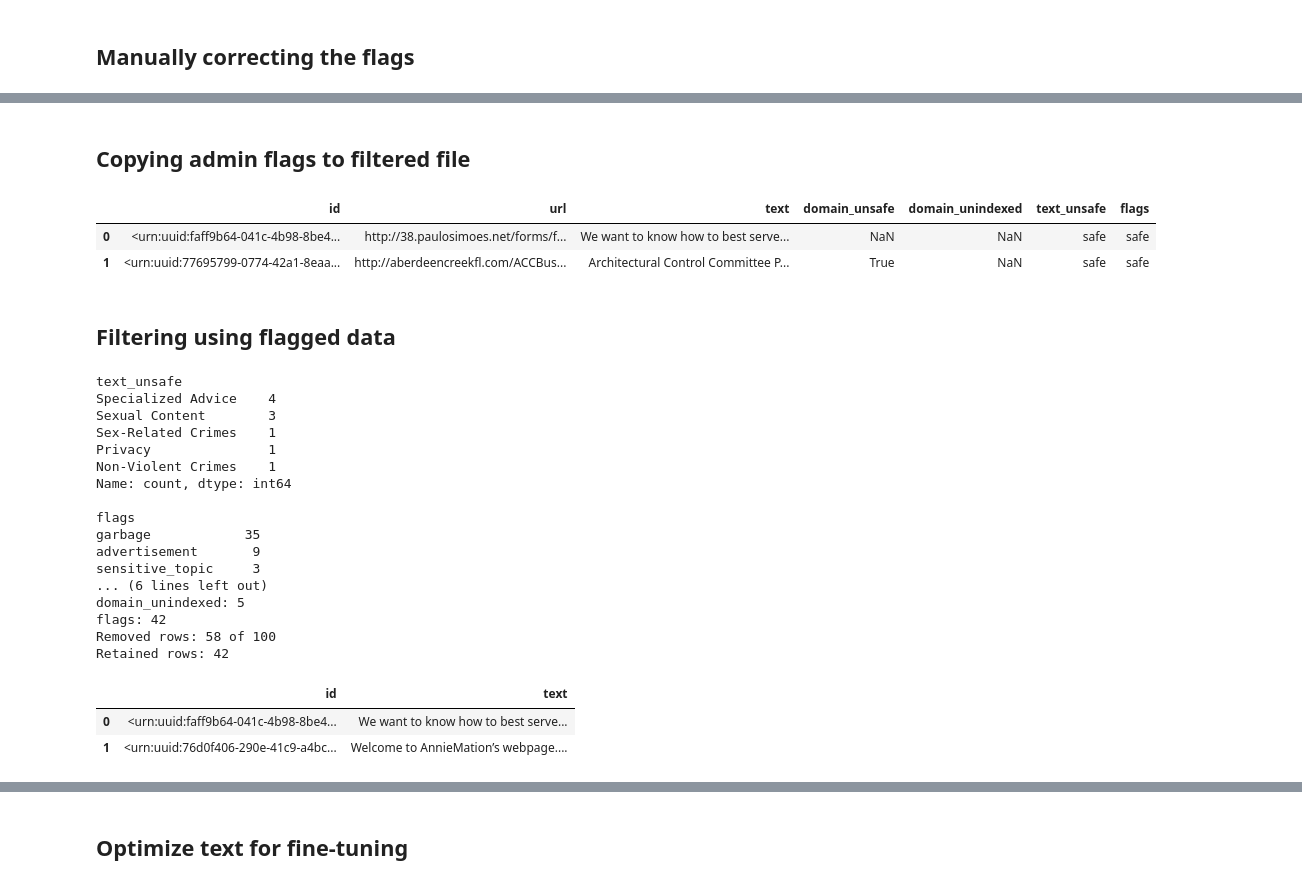
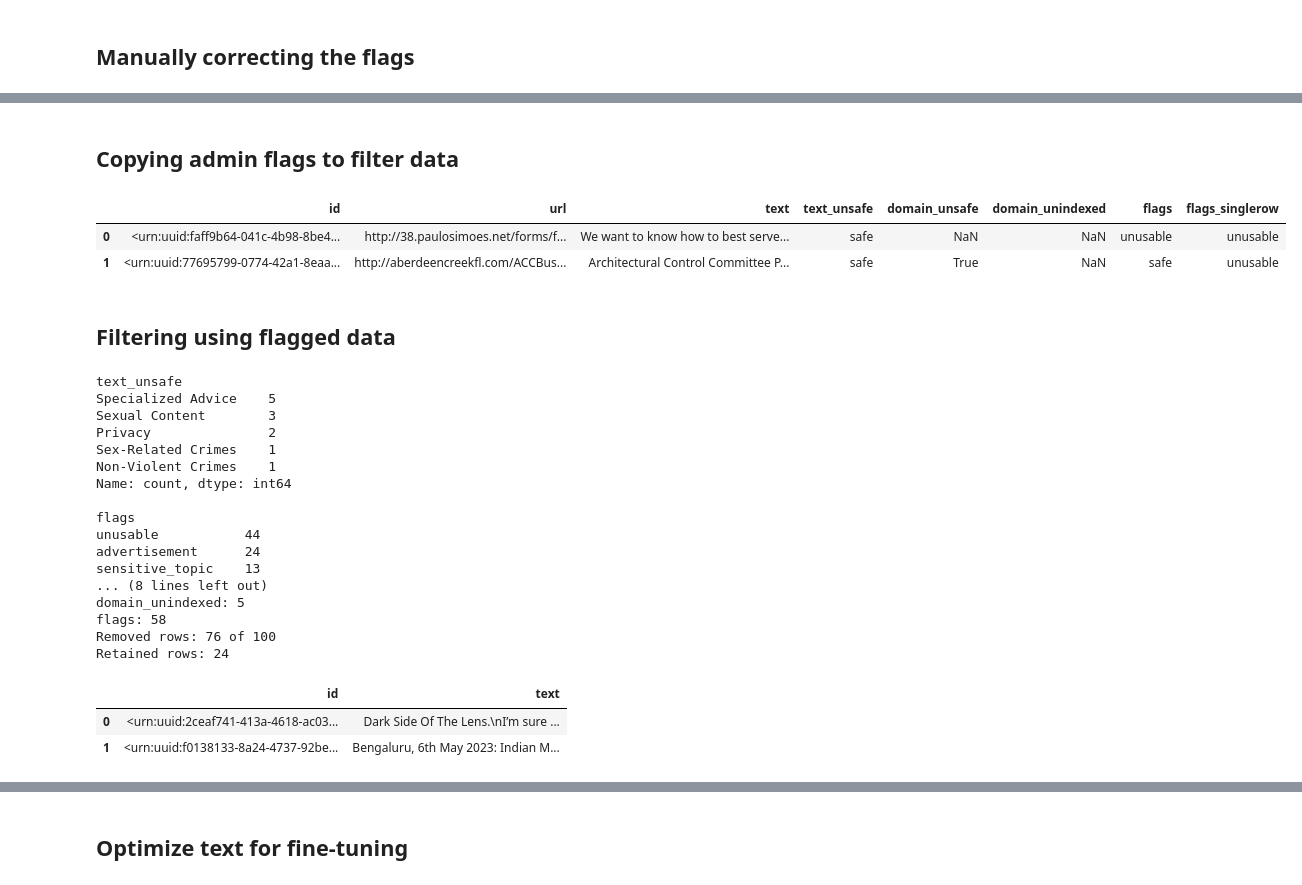
Before and after one commit to eltociear/AutoPureData, a Jupyter notebook: Analytics_and_Filtering.ipynb, the cells around one changed output, grey strips where cells are left out. Drawn from its saved outputs; the diff is of its cells as text; code cells hidden in the pictures.

```diff
--- a/Analytics_and_Filtering.ipynb
+++ b/Analytics_and_Filtering.ipynb
@@ -219,31 +230,28 @@ AttributeError: 'tuple' object has no attribute 'expandtabs'
 # %% [markdown]
-## Copying admin flags to filtered file
+## Copying admin flags to filter data
 # %%
 # Integrating admin_df columns into flagged df using ID - admin_unsafe_tags, admin_unwanted_flags
+
+filtered_df = flagged_df.copy()
 
 columns_to_copy = {
 	'admin_unsafe_tags': 'text_unsafe',  # original column
 	'admin_unwanted_flags': 'flags',
-	# 'admin_flag_reason': 'flag_reason_short'
+	# 'admin_flag_reason': 'flag_reason'
 }
 
 for admin_column, original_column in columns_to_copy.items():
-	# copy admin flags to flagged df
-	flagged_df[original_column] = admin_flag_df[admin_column]
+	filtered_df[original_column] = admin_flag_df[admin_column].copy()
 
-flagged_df.drop(columns=['flag_reason_short'], errors='ignore', inplace=True)
-
-flagged_df.to_csv(flagged_file_path, index=False)
-flagged_df.head(2)
+filtered_df.drop(columns=['flag_reason'], errors='ignore', inplace=True)
+filtered_df.head(2)
 # %% [output]
-|  | id | url | text | domain_unsafe | domain_unindexed | text_unsafe | flags |
-| 0 | <urn:uuid:faff9b64-041c-4b98-8be4... | http://38.paulosimoes.net/forms/f... | We want to know how to best serve... | NaN | NaN | safe | safe |
-| 1 | <urn:uuid:77695799-0774-42a1-8eaa... | http://aberdeencreekfl.com/ACCBus... | Architectural Control Committee P... | True | NaN | safe | safe |
+|  | id | url | text | text_unsafe | domain_unsafe | domain_unindexed | flags | flags_singlerow |
+| 0 | <urn:uuid:faff9b64-041c-4b98-8be4... | http://38.paulosimoes.net/forms/f... | We want to know how to best serve... | safe | NaN | NaN | unusable | unusable |
+| 1 | <urn:uuid:77695799-0774-42a1-8eaa... | http://aberdeencreekfl.com/ACCBus... | Architectural Control Committee P... | safe | True | NaN | safe | unusable |
 # %% [markdown]
 ## Filtering using flagged data
 # %%
-filtered_df = flagged_df.copy()
-
 filtered_df.drop(columns=['url'], errors='ignore', inplace=True)
 
 columns_to_use = ['text_unsafe', 'domain_unsafe', 'domain_unindexed', 'flags']
@@ -277,7 +285,7 @@ for column in columns_to_use:
 	removed_rows += removal_count
 	print(f'{column}: {removal_count}')
 	filtered_df = filtered_df[filtered_df[column].isna()]
-filtered_df.drop(columns=columns_to_use, inplace=True)
+filtered_df.drop(columns=columns_to_use + ['flags_singlerow'], inplace=True)
 filtered_df.reset_index(drop=True, inplace=True)
 print(f'Removed rows: {flagged_df.shape[0] - filtered_df.shape[0]} of {flagged_df.shape[0]}')
 print(f'Retained rows: {filtered_df.shape[0]}')
@@ -286,22 +294,22 @@ filtered_df.to_csv(filtered_data_filename, index=False)
 filtered_df.head(2)
 # %% [output]
 text_unsafe
-Specialized Advice    4
+Specialized Advice    5
 Sexual Content        3
+Privacy               2
 Sex-Related Crimes    1
-Privacy               1
 Non-Violent Crimes    1
 Name: count, dtype: int64
 
 flags
-garbage            35
-advertisement       9
-sensitive_topic     3
-... (6 lines left out)
+unusable           44
+advertisement      24
+sensitive_topic    13
+... (8 lines left out)
 domain_unindexed: 5
-flags: 42
-Removed rows: 58 of 100
-Retained rows: 42
+flags: 58
+Removed rows: 76 of 100
+Retained rows: 24
 |  | id | text |
-| 0 | <urn:uuid:faff9b64-041c-4b98-8be4... | We want to know how to best serve... |
-| 1 | <urn:uuid:76d0f406-290e-41c9-a4bc... | Welcome to AnnieMation’s webpage.... |
+| 0 | <urn:uuid:2ceaf741-413a-4618-ac03... | Dark Side Of The Lens.\nI’m sure ... |
+| 1 | <urn:uuid:f0138133-8a24-4737-92be... | Bengaluru, 6th May 2023: Indian M... |
```
Also changed, not shown: parts of 8 cells of this notebook, 4 other files.
